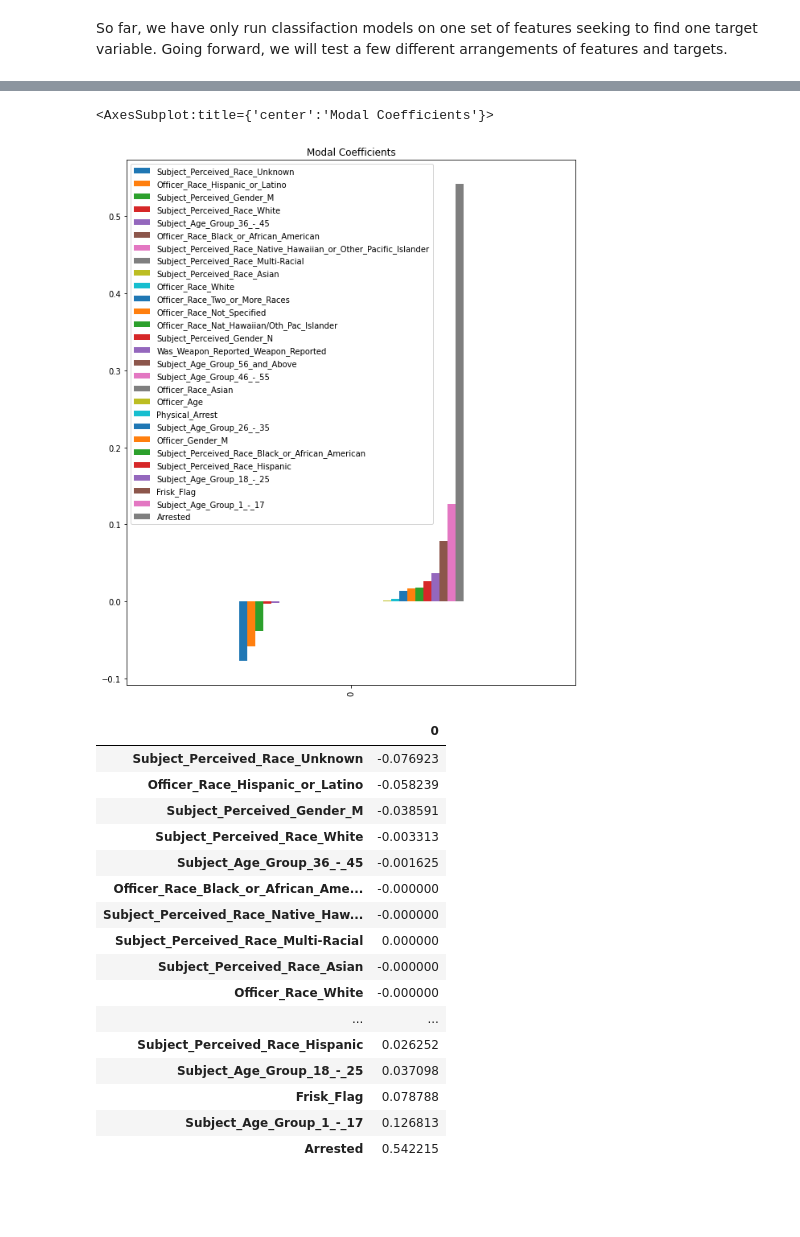
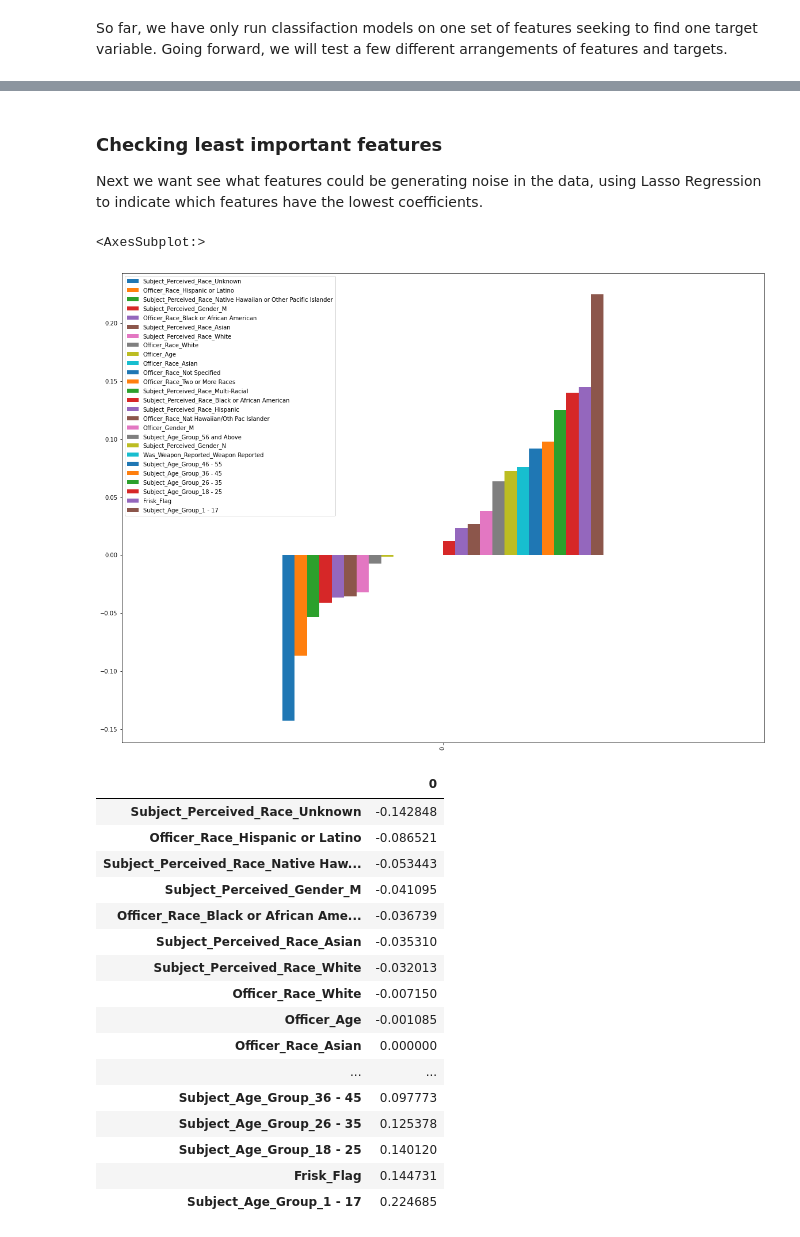
Before and after one commit to shadel96/dsc-Terry_Stops_Analysis, a Jupyter notebook: new_features_and_targets.ipynb, the cells around one changed output, grey strips where cells are left out. Drawn from its saved outputs; the diff is of its cells as text; code cells hidden in the pictures; blank space fills up the shorter version.

Commit message:
tidy graphs

```diff
--- a/new_features_and_targets.ipynb
+++ b/new_features_and_targets.ipynb
@@ -167,32 +340,44 @@ AttributeError: 'Pipeline' object has no attribute 'estimators_'
+# %% [markdown]
+### Checking least important features
+
+Next we want see what features could be generating noise in the data, using Lasso Regression to indicate which features have the lowest coefficients.
+# %%
+dummies_df = pd.get_dummies(df, drop_first=True)
+dummies_df.drop(['Physical_Arrest', 'Arrested'], axis=1, inplace=True)
 # %%
-lasso = Lasso(alpha = 0.001, normalize = False)
+#prepare data
+X= dummies_df.drop('Legal_Action_Taken', axis=1)
+y = dummies_df['Legal_Action_Taken']
+X_train, X_test, y_train, y_test = train_test_split(X, y, random_state=42, stratify=y)
+
+lasso = Lasso(alpha = 0.0001, normalize = False)
 lasso = lasso.fit(X_train, y_train)
 lasso_pred = lasso.predict(X_train)
 
 lasso_coef = pd.DataFrame(data=lasso.coef_).T
 lasso_coef.columns = X_train.columns
 lasso_coef = lasso_coef.T.sort_values(by=0).T
-lasso_coef.plot(kind='bar', title='Modal Coefficients', legend=True, figsize=(10,12))
+lasso_coef.plot(kind='bar', legend=True, figsize=(20,15))
 # %% [output]
-<AxesSubplot:title={'center':'Modal Coefficients'}>
+<AxesSubplot:>
-[figure, old version]
+[figure, new version]
 # %%
 lasso_coef.T
 # %% [output]
 |  | 0 |
-| Subject_Perceived_Race_Unknown | -0.076923 |
-| Officer_Race_Hispanic_or_Latino | -0.058239 |
-| Subject_Perceived_Gender_M | -0.038591 |
-| Subject_Perceived_Race_White | -0.003313 |
-| Subject_Age_Group_36_-_45 | -0.001625 |
-| Officer_Race_Black_or_African_Ame... | -0.000000 |
-| Subject_Perceived_Race_Native_Haw... | -0.000000 |
-| Subject_Perceived_Race_Multi-Racial | 0.000000 |
-| Subject_Perceived_Race_Asian | -0.000000 |
-| Officer_Race_White | -0.000000 |
+| Subject_Perceived_Race_Unknown | -0.142848 |
+| Officer_Race_Hispanic or Latino | -0.086521 |
+| Subject_Perceived_Race_Native Haw... | -0.053443 |
+| Subject_Perceived_Gender_M | -0.041095 |
+| Officer_Race_Black or African Ame... | -0.036739 |
+| Subject_Perceived_Race_Asian | -0.035310 |
+| Subject_Perceived_Race_White | -0.032013 |
+| Officer_Race_White | -0.007150 |
+| Officer_Age | -0.001085 |
+| Officer_Race_Asian | 0.000000 |
 | ... | ... |
-| Subject_Perceived_Race_Hispanic | 0.026252 |
-| Subject_Age_Group_18_-_25 | 0.037098 |
-| Frisk_Flag | 0.078788 |
-| Subject_Age_Group_1_-_17 | 0.126813 |
-| Arrested | 0.542215 |
+| Subject_Age_Group_36 - 45 | 0.097773 |
+| Subject_Age_Group_26 - 35 | 0.125378 |
+| Subject_Age_Group_18 - 25 | 0.140120 |
+| Frisk_Flag | 0.144731 |
+| Subject_Age_Group_1 - 17 | 0.224685 |
```
Also changed, not shown: parts of 44 cells of this notebook, 5 other files.
